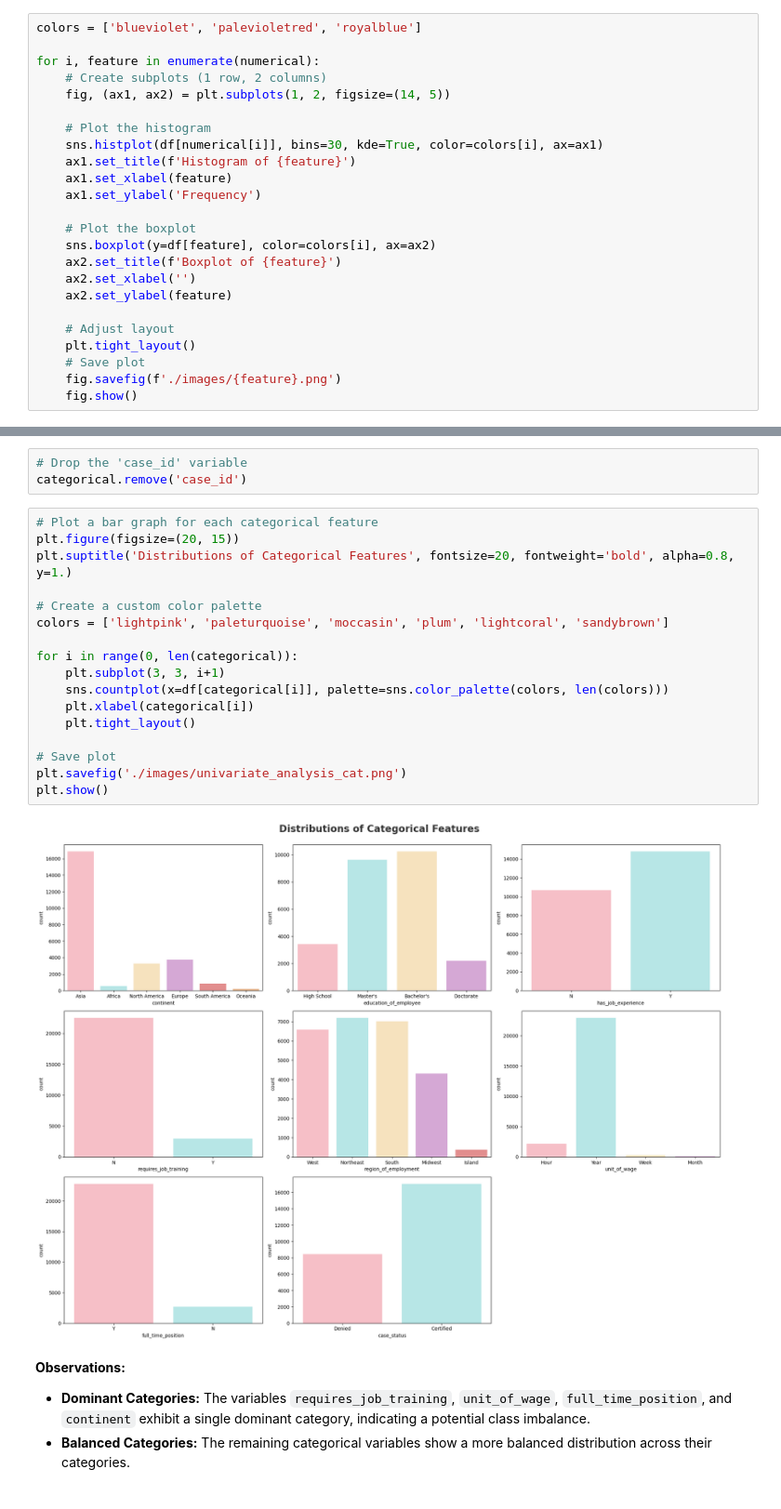
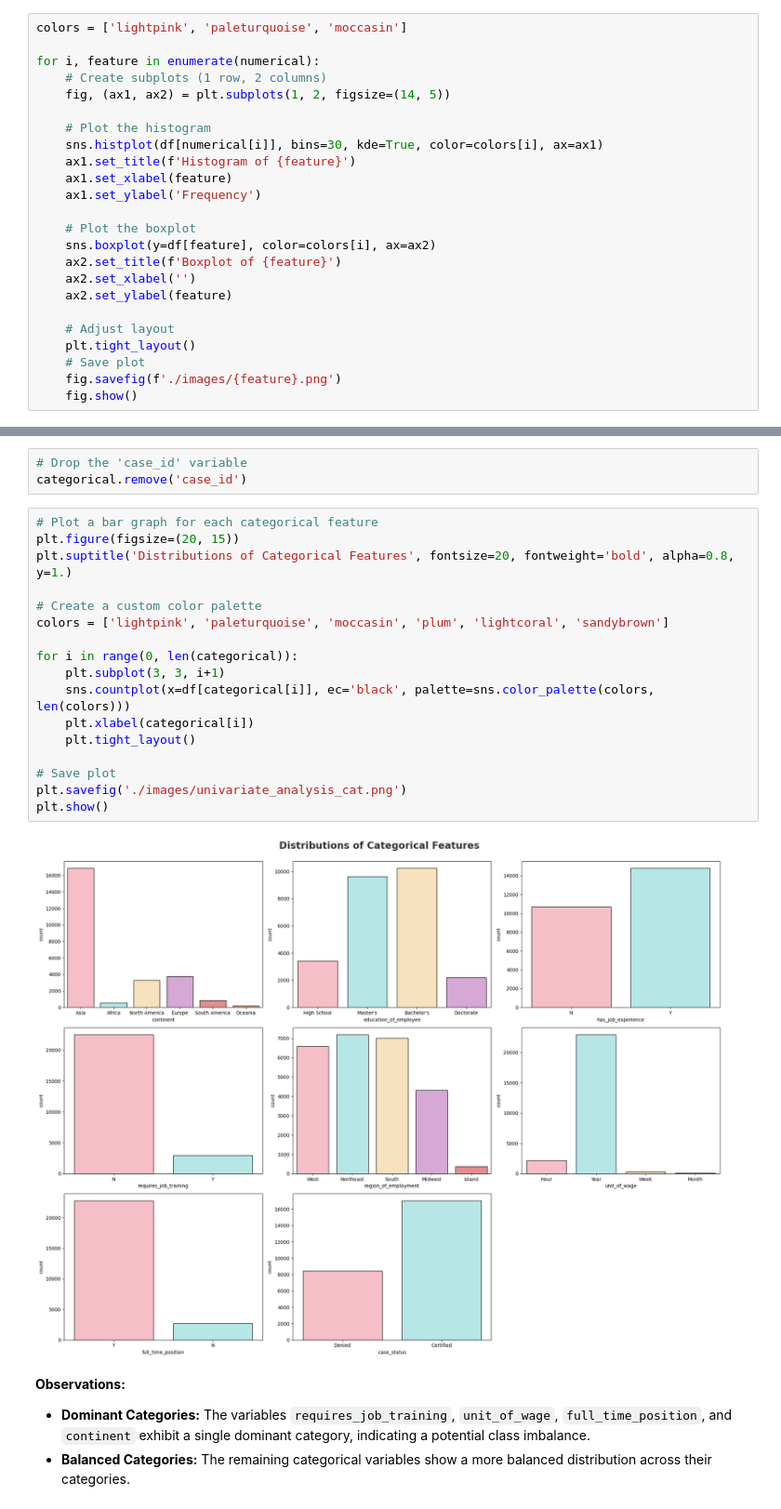
Before and after one commit to wanyingng/visa-approval-prediction, a Jupyter notebook: notebook/eda.ipynb, the cells around one changed output, grey strips where cells are left out. Shown: that part at 93% size. Cells and saved outputs as stored; diff of their text form.

```diff
--- a/notebook/eda.ipynb
+++ b/notebook/eda.ipynb
@@ -290,7 +301,7 @@ numerical
 # %% [output]
 ['no_of_employees', 'yr_of_estab', 'prevailing_wage']
 # %%
-colors = ['blueviolet', 'palevioletred', 'royalblue']
+colors = ['lightpink', 'paleturquoise', 'moccasin']
 
 for i, feature in enumerate(numerical):
     # Create subplots (1 row, 2 columns)
@@ -428,22 +439,22 @@ categorical.remove('case_id')
 # %%
 # Plot a bar graph for each categorical feature
 plt.figure(figsize=(20, 15))
 plt.suptitle('Distributions of Categorical Features', fontsize=20, fontweight='bold', alpha=0.8, y=1.)
 
 # Create a custom color palette
 colors = ['lightpink', 'paleturquoise', 'moccasin', 'plum', 'lightcoral', 'sandybrown']
 
 for i in range(0, len(categorical)):
     plt.subplot(3, 3, i+1)
-    sns.countplot(x=df[categorical[i]], palette=sns.color_palette(colors, len(colors)))
+    sns.countplot(x=df[categorical[i]], ec='black', palette=sns.color_palette(colors, len(colors)))
     plt.xlabel(categorical[i])
     plt.tight_layout()
 
 # Save plot
 plt.savefig('./images/univariate_analysis_cat.png')
 plt.show()
 # %% [output]
-[figure, old version]
+[figure, new version]
 # %% [markdown]
 **Observations:**
 - **Dominant Categories:** The variables `requires_job_training`, `unit_of_wage`, `full_time_position`, and `continent` exhibit a single dominant category, indicating a potential class imbalance.
```
Also changed, not shown: parts of 11 cells of this notebook.
